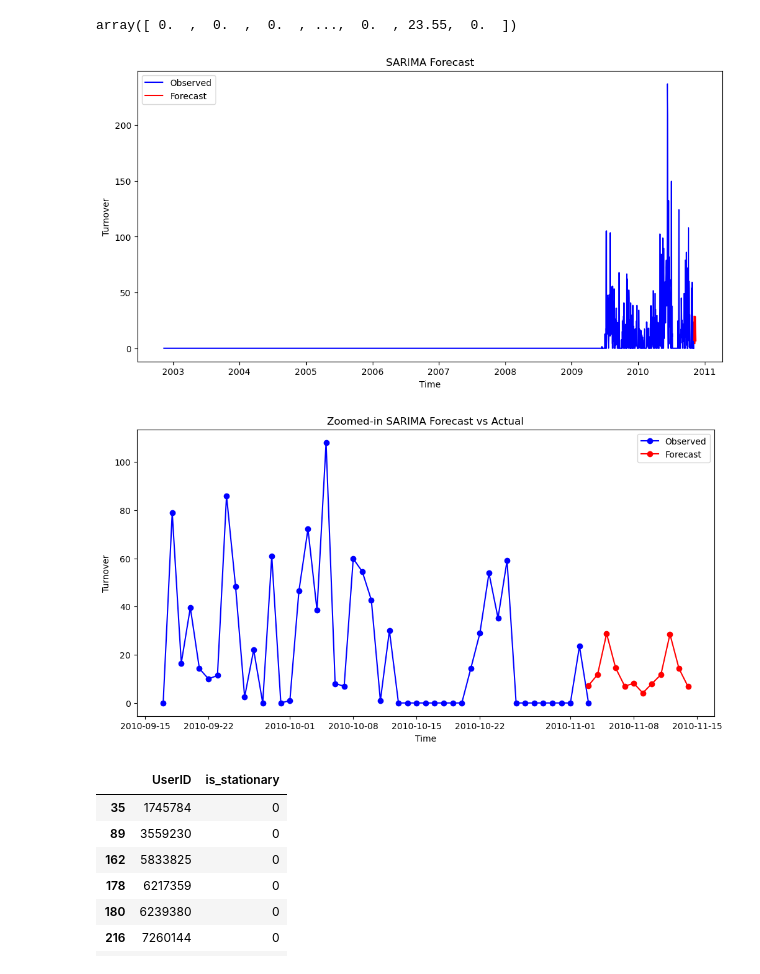
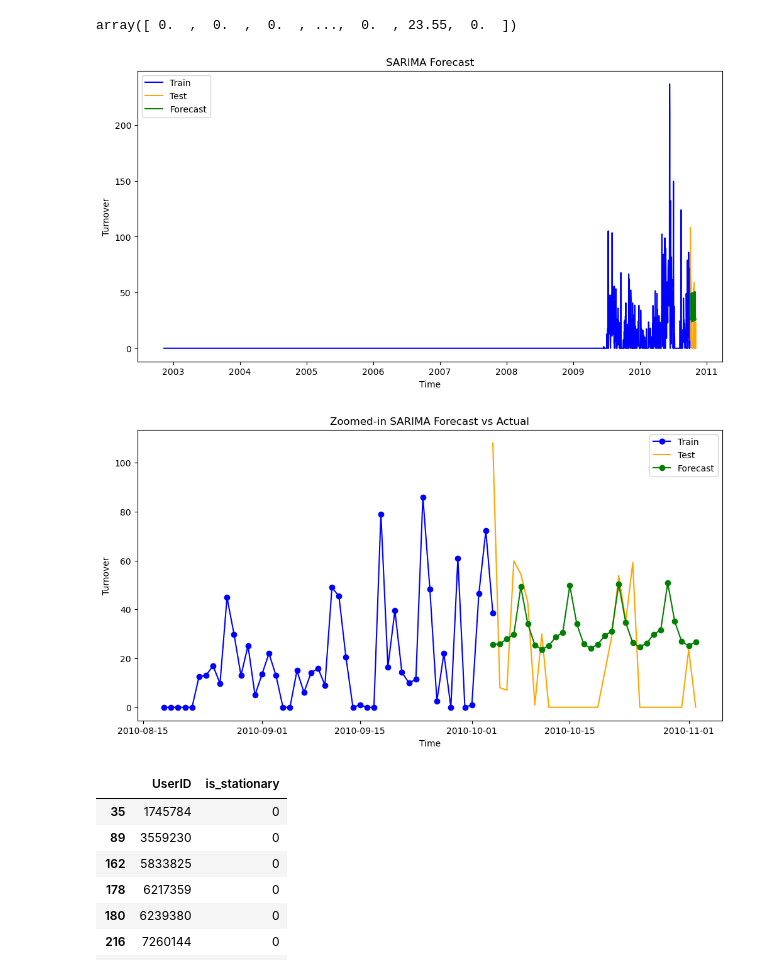
Before and after one commit to ramxbx/GamblingAddictionTimeSeriesPrediction, a Jupyter notebook: DatasetAnalysis.ipynb, the cells around one changed output. Cells and saved outputs as stored; diff of their text form; code cells hidden in the pictures.

Commit message:
fixed sarima
fixed sarima plots and added test train

```diff
--- a/DatasetAnalysis.ipynb
+++ b/DatasetAnalysis.ipynb
@@ -1148,42 +1148,69 @@ time_index = pd.date_range(start=start_date, periods=len(x_single_user_turnover_
 # Scale the data
 scaler = MinMaxScaler(feature_range=(0, 1))
 x_single_user_turnover_ravel_scaled = scaler.fit_transform(x_single_user_turnover_ravel.reshape(-1, 1))
 
+# Split the data into training and test sets
+split_ratio = 0.99  # 80% for training, 20% for testing
+split_index = int(len(x_single_user_turnover_ravel) * split_ratio)
+
+train_data = x_single_user_turnover_ravel_scaled[:split_index]
+test_data = x_single_user_turnover_ravel_scaled[split_index:]
+
+
+# Create a time index for your data
+time_index_train = pd.date_range(start=start_date, periods=len(train_data), freq=frequency)
+
+
+# Create a time index for your data
+time_index_test = pd.date_range(start=time_index_train[-1], periods=len(test_data), freq=frequency)
+
+
+
 # Define the SARIMA model with seasonal difference and order
-model_sarima_monthly = SARIMAX(x_single_user_turnover_ravel_scaled, order=(1, 1, 1), seasonal_order=(1, 1, 1, 7))
+model_sarima_monthly = SARIMAX(train_data, order=(1, 1, 1), seasonal_order=(1, 1, 1, 7))
 
 # Fit the model to the training data
 FITmodel_sarima_monthly = model_sarima_monthly.fit()
 
 # Forecast the test series
-FITmodel_sarima_monthly_forecast = FITmodel_sarima_monthly.forecast(steps=12)
+FITmodel_sarima_monthly_forecast = FITmodel_sarima_monthly.forecast(steps= len(test_data))
 
 # Inverse scale the forecasted values
 FITmodel_sarima_monthly_forecast = scaler.inverse_transform(FITmodel_sarima_monthly_forecast.reshape(-1, 1)).reshape(-1)
 
+
+# Inverse scale the training data
+train_data_inverse = scaler.inverse_transform(train_data.reshape(-1, 1)).reshape(-1)
+
+# Inverse scale the test data
+test_data_inverse = scaler.inverse_transform(test_data.reshape(-1, 1)).reshape(-1)
+
+
 # Plot the forecast
 plt.figure(figsize=(12, 6))
-plt.plot(time_index, x_single_user_turnover_ravel, label='Observed', color='blue')
-forecast_dates = pd.date_range(start=time_index[-1], periods=12, freq=frequency)  # Adjust as needed
-plt.plot(forecast_dates, FITmodel_sarima_monthly_forecast, label='Forecast', color='red')
+plt.plot(time_index_train, train_data_inverse, label='Train', color='blue')
+forecast_dates = pd.date_range(start=time_index_train[-1], periods=len(test_data), freq=frequency)  # Adjust as needed
+plt.plot(time_index_test, test_data_inverse, label='Test', color='orange')
+plt.plot(forecast_dates, FITmodel_sarima_monthly_forecast, label='Forecast', color='green')
 plt.xlabel('Time')
 plt.ylabel('Turnover')
 plt.legend()
 plt.title('SARIMA Forecast')
 plt.show()
 
 
 plt.figure(figsize=(12, 6))
-plt.plot(time_index[-48:], x_single_user_turnover_ravel[-48:], label='Observed', color='blue', marker='o')
-plt.plot(forecast_dates, FITmodel_sarima_monthly_forecast, label='Forecast', color='red', marker='o')
+plt.plot(time_index_train[-48:], train_data_inverse[-48:], label='Train', color='blue', marker='o')
+plt.plot(time_index_test, test_data_inverse, label='Test', color='orange')
+plt.plot(forecast_dates, FITmodel_sarima_monthly_forecast, label='Forecast', color='green', marker='o')
 plt.xlabel('Time')
 plt.ylabel('Turnover')
 plt.legend()
 plt.title('Zoomed-in SARIMA Forecast vs Actual')
 plt.show()
 # %% [output]
-[figure, old version]
+[figure, new version]
-[figure, old version]
+[figure, new version]
 # %%
 # LSTM for non stationary users
 # %%
```
Also changed, not shown: parts of 8 cells of this notebook.
